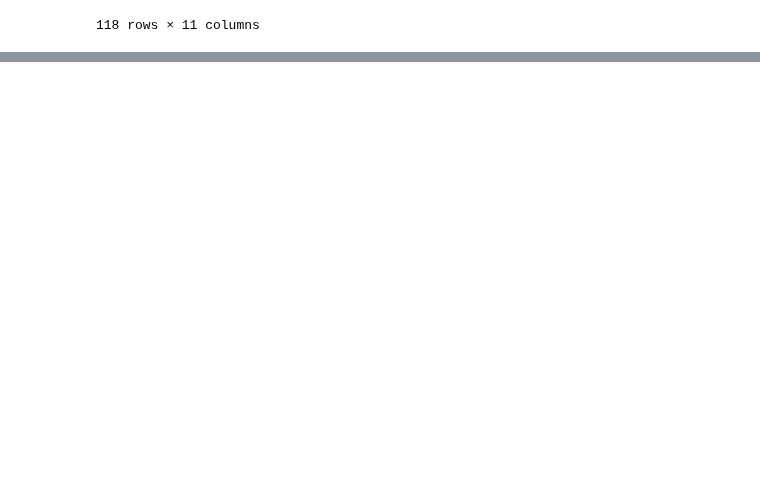
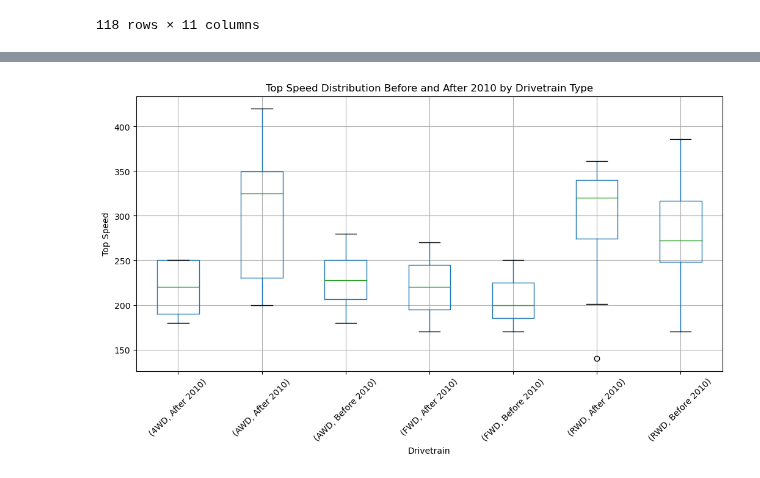
Before and after one commit to hayyaoe/statistics_AFL2, a Jupyter notebook: afl2.ipynb, the cells around one changed output, grey strips where cells are left out. Saved outputs shown, nothing was run; the diff lists cells and outputs as text; code cells hidden in the pictures; blank space fills up the shorter version.

```diff
--- a/afl2.ipynb
+++ b/afl2.ipynb
@@ -57,0 +100,12 @@ plt.show()
+# %%
+# Boxplot of top speeds by drivetrain type before and after 2010
+plt.figure(figsize=(12, 6))
+df.boxplot(column='top_speed', by=['drivetrain', 'year_category'], ax=plt.gca())
+plt.title('Top Speed Distribution Before and After 2010 by Drivetrain Type')
+plt.suptitle('')
+plt.xlabel('Drivetrain')
+plt.ylabel('Top Speed')
+plt.xticks(rotation=45)
+plt.show()
+# %% [output]
+[figure, added]
```
Also changed, not shown: parts of 20 cells of this notebook, 8 other files.
